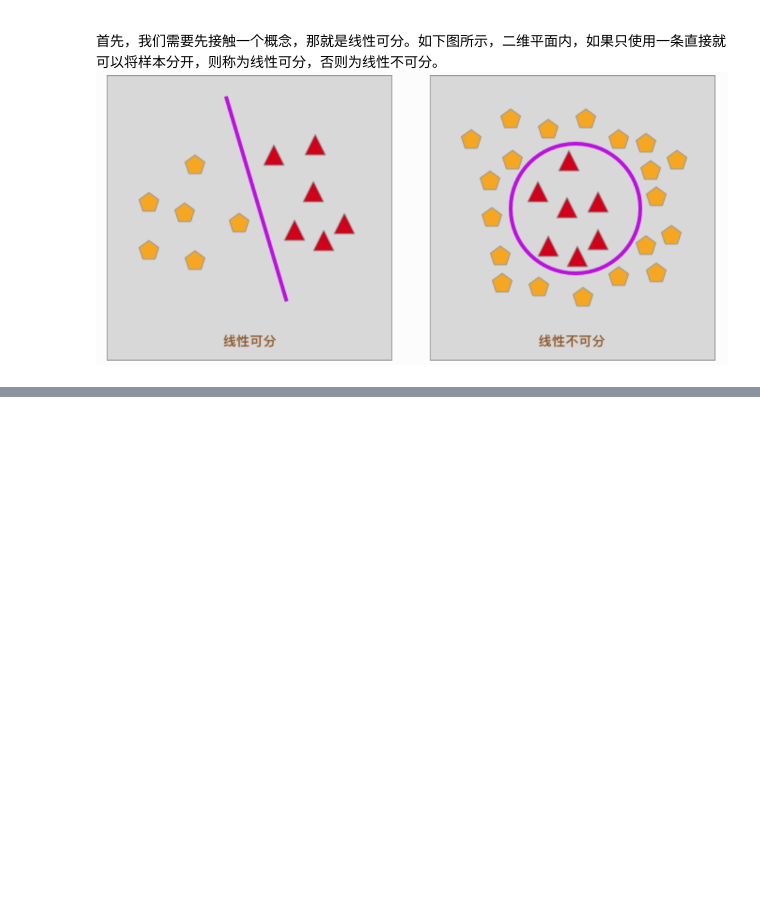
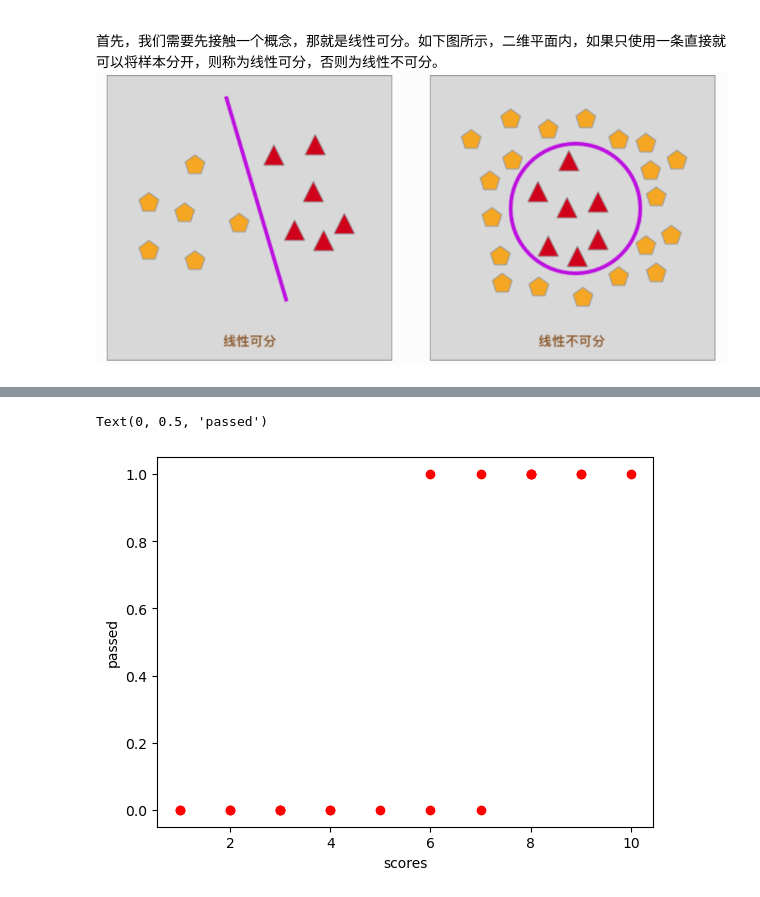
Before and after one commit to flypigff/ai_by_doing, a Jupyter notebook: 10. Logistic Regression Implementation and Application.ipynb, the cells around one changed output, grey strips where cells are left out. Drawn from its saved outputs; the diff is of its cells as text; code cells hidden in the pictures; blank space fills up the shorter version.

```diff
--- a/10. Logistic Regression Implementation and Application.ipynb
+++ b/10. Logistic Regression Implementation and Application.ipynb
@@ -7,0 +13,24 @@
+# %%
+scores = [
+    [1],
+    [1],
+    [2],
+    [2],
+    [3],
+    [3],
+    [3],
+    [4],
+    [4],
+    [5],
+    [6],
+    [6],
+    [7],
+    [7],
+    [8],
+    [8],
+    [8],
+    [9],
+    [9],
+    [10],
+]
+passed = [0, 0, 0, 0, 0, 0, 0, 0, 0, 0, 1, 0, 0, 1, 1, 1, 1, 1, 1, 1]
@@ -7,0 +49,11 @@
+# %%
+from matplotlib import pyplot as plt
+
+%matplotlib inline
+
+plt.scatter(scores, passed, color="r")
+plt.xlabel("scores")
+plt.ylabel("passed")
+# %% [output]
+Text(0, 0.5, 'passed')
+[figure, added]
```
Also changed, not shown: parts of 2 cells of this notebook.
